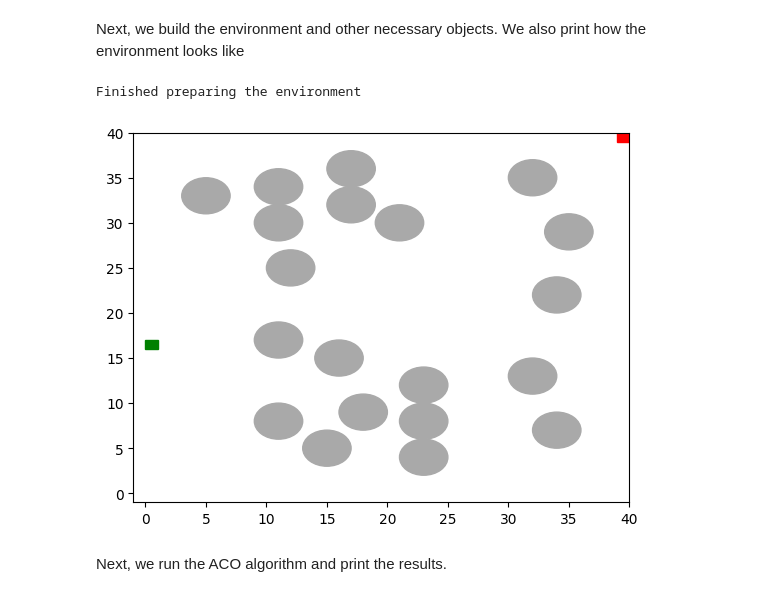
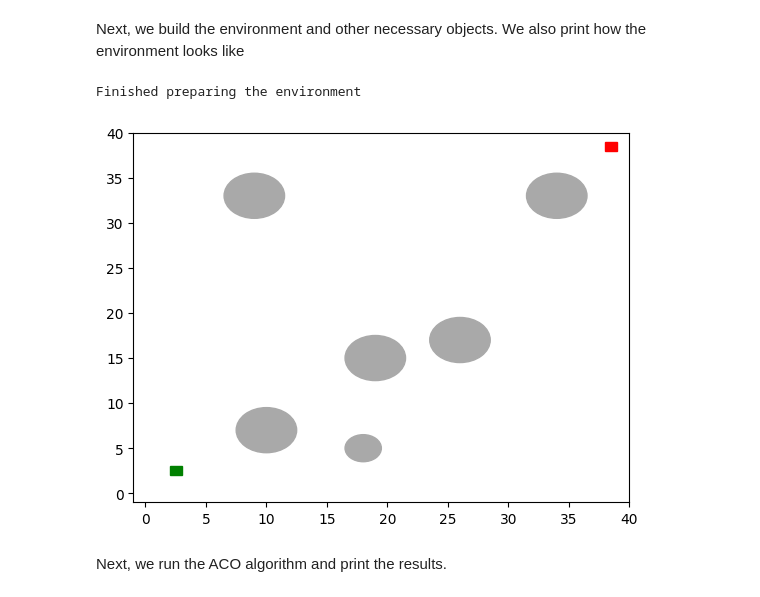
Before and after one commit to umenzi/bio-inspired_algorithms, a Jupyter notebook: src/Main.ipynb, the cells around one changed output. Saved outputs shown, nothing was run; the diff lists cells and outputs as text; code cells hidden in the pictures.

Commit message:
Changed obstacle generation mechanism. Now it is more flexible and adaptable

```diff
--- a/src/Main.ipynb
+++ b/src/Main.ipynb
@@ -19,11 +19,10 @@ First, we initialize the variables we will be using for the example.
 # Please keep your parameters for the environment easily changeable here
 width = 40
 height = 40
-start_pos = Coordinate(0, 16)
-end_pos = Coordinate(39, 39)
+start_pos = Coordinate(2, 2)
+end_pos = Coordinate(38, 38)
 step_size = 1
-amount_of_obstacles = 0.4
-radius_obstacles = 2
+obstacles = [(2.5, 0.15), (1.5, 0.02)] # We generate obstacle of radius 2 with frequency 11% and obstacles of radius 1 with frequency 1.8%
 # %%
 # Please keep your parameters for the Genetic Algorithm easily changeable here
 population_size = 100
@@ -33,10 +32,10 @@ crossover_prob = 0.7
 persist_file = "./../data/optimal_tsp"
 # %%
 # Please keep your parameters for the ACO easily changeable here
-agents_per_generation = 30
-no_generations = 50
+agents_per_generation = 50
+no_generations = 70
 q = 500
-evaporation = 0.5
+evaporation = 0.7
 trail = 1.0
 convergence_iter = 3500
 no_change_iter = 30
@@ -45,15 +44,15 @@ sigma_elite = 50
 Next, we build the environment and other necessary objects. We also print how the environment looks like
 # %%
 # Construct the optimization objects
-environment = ACOEnvironment.create_environment(width, height, radius_obstacles, amount_of_obstacles, start_pos=start_pos, end_pos=end_pos)
+environment = ACOEnvironment.create_environment(width, height, obstacles, start_pos=start_pos, end_pos=end_pos)
 spec = PathSpecification(start_pos, end_pos)
 aco = AntColonyOptimization(environment, agents_per_generation, no_generations, q, evaporation, convergence_iter, no_change_iter, trail, sigma_elite, step_size, num_processes=6)
 
 # Show the environment in matplotlib
 environment.visualize_environment()
 # %% [output]
 Finished preparing the environment
-[figure, old version]
+[figure, new version]
 # %% [markdown]
 Next, we run the ACO algorithm and print the results.
 # %%
```
Also changed, not shown: parts of 3 cells of this notebook, 4 other files.
